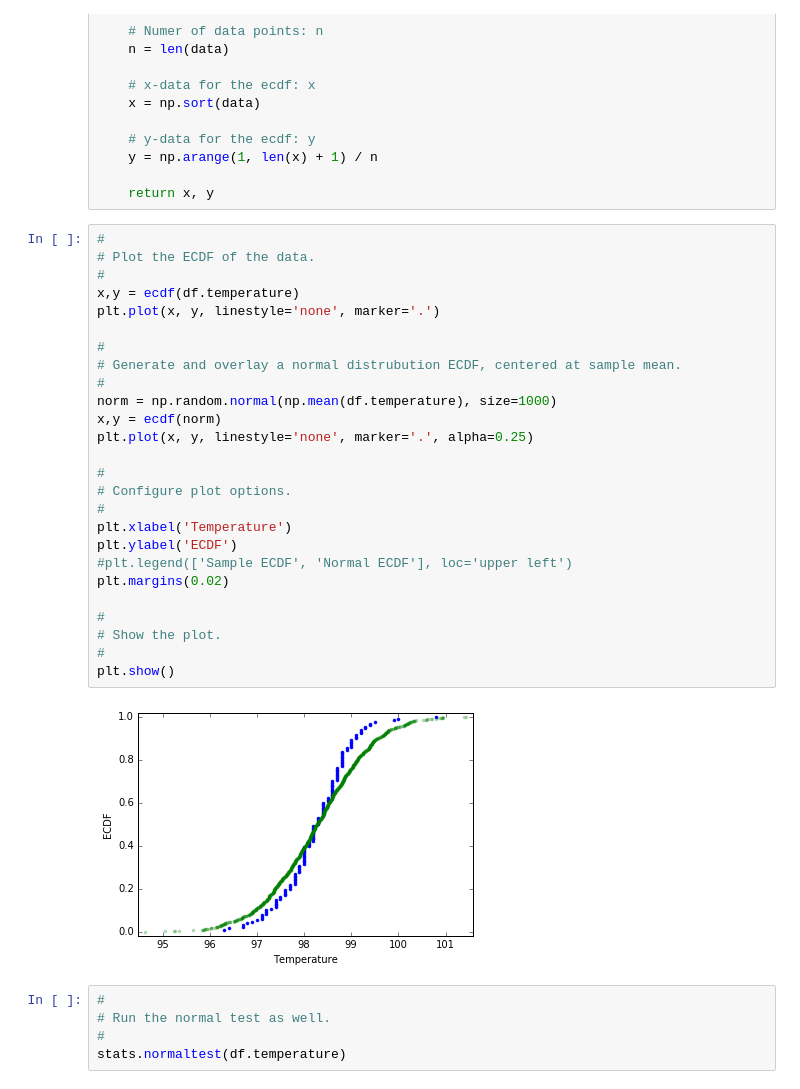
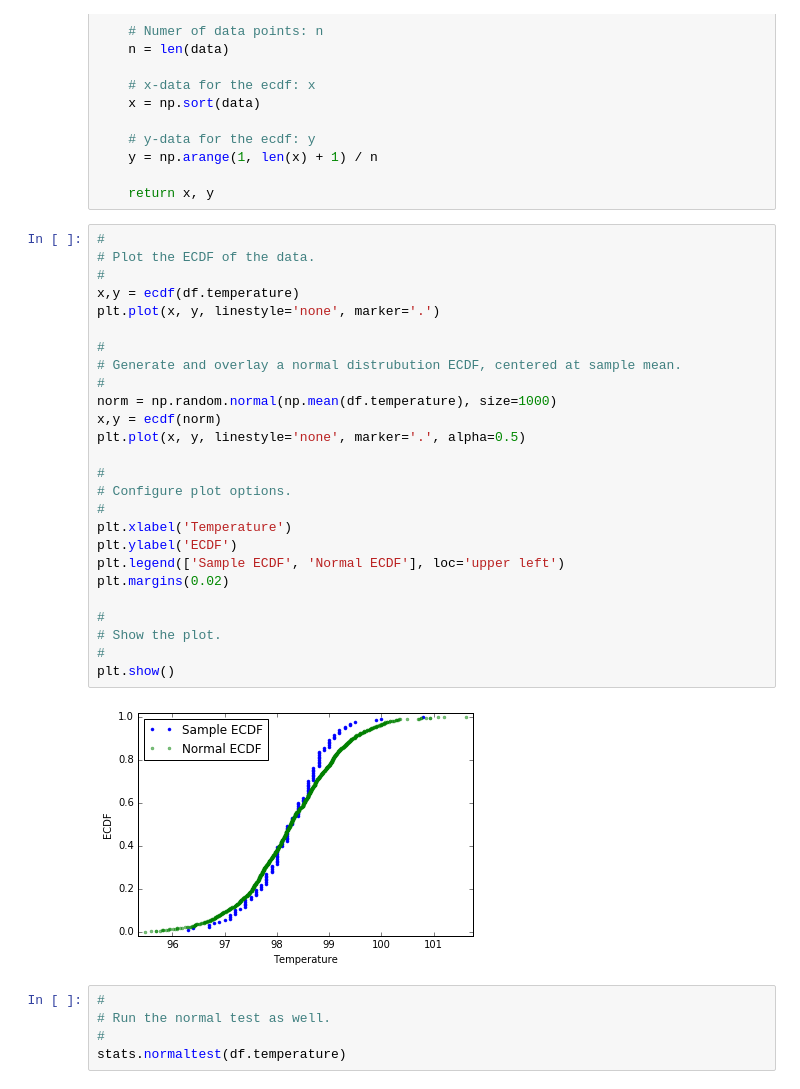
Before and after one commit to racineda/data-science-career-track, a Jupyter notebook: human-body-temperature-EDA/racine_david_human_body_temp.ipynb, the cells around one changed output. Drawn from its saved outputs; the diff is of its cells as text.

```diff
--- a/human-body-temperature-EDA/racine_david_human_body_temp.ipynb
+++ b/human-body-temperature-EDA/racine_david_human_body_temp.ipynb
@@ -104,31 +104,31 @@ def ecdf(data):
 # %%
 #
 # Plot the ECDF of the data.
 #
 x,y = ecdf(df.temperature)
 plt.plot(x, y, linestyle='none', marker='.')
 
 #
 # Generate and overlay a normal distrubution ECDF, centered at sample mean.
 #
 norm = np.random.normal(np.mean(df.temperature), size=1000)
 x,y = ecdf(norm)
-plt.plot(x, y, linestyle='none', marker='.', alpha=0.25)
+plt.plot(x, y, linestyle='none', marker='.', alpha=0.5)
 
 #
 # Configure plot options.
 #
 plt.xlabel('Temperature')
 plt.ylabel('ECDF')
-#plt.legend(['Sample ECDF', 'Normal ECDF'], loc='upper left')
+plt.legend(['Sample ECDF', 'Normal ECDF'], loc='upper left')
 plt.margins(0.02)
 
 #
 # Show the plot.
 #
 plt.show()
 # %% [output]
-[figure, old version]
+[figure, new version]
 # %%
 #
 # Run the normal test as well.
```
Also changed, not shown: 3 other files.
